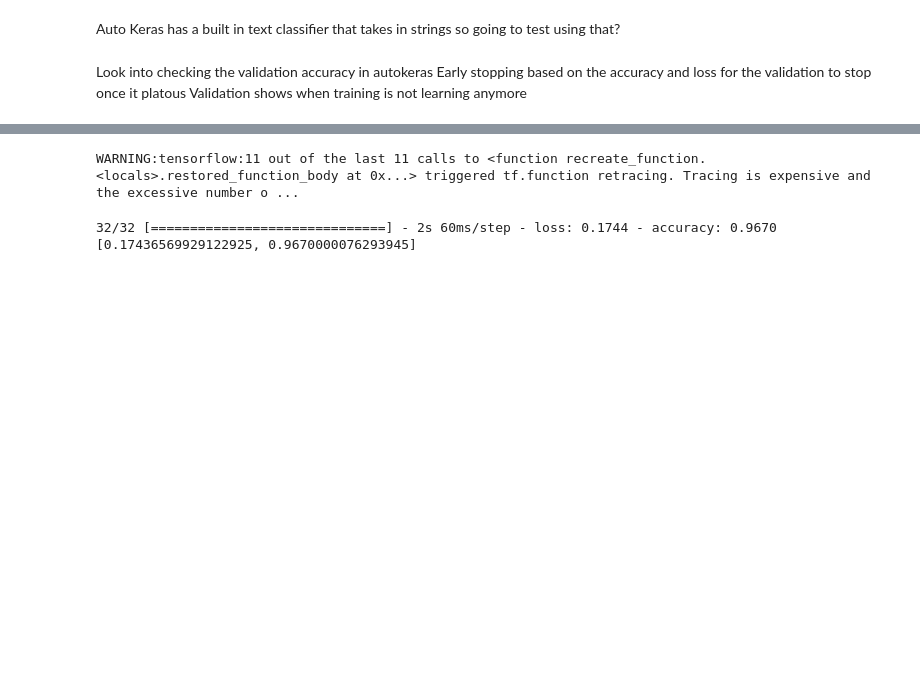
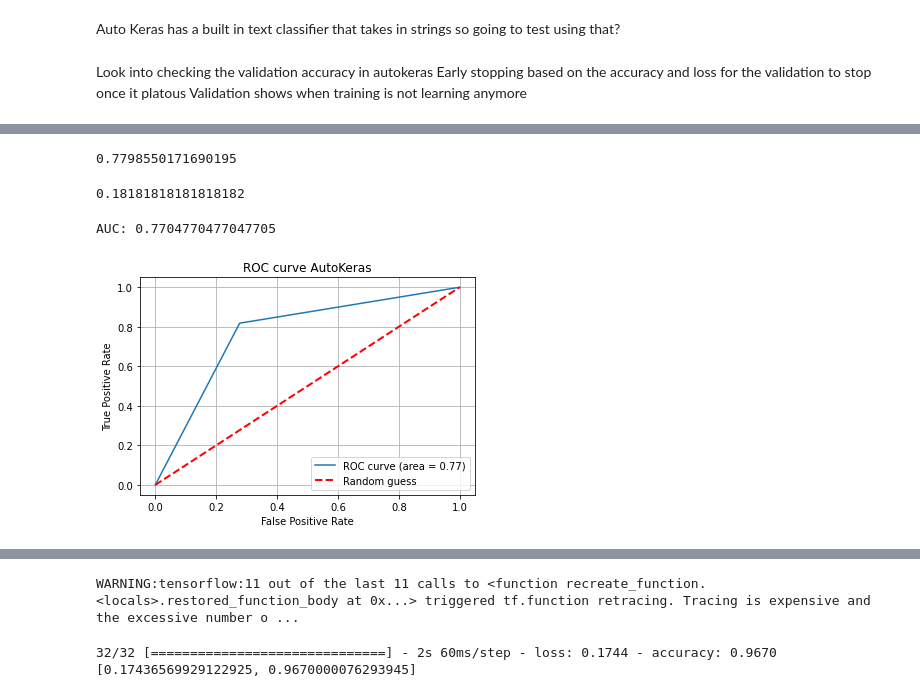
Before and after one commit to CianOSull/AutoML_With_SA_FYP_2021, a Jupyter notebook: MainNotebook.ipynb, the cells around one changed output, grey strips where cells are left out. Drawn from its saved outputs; the diff is of its cells as text; code cells hidden in the pictures; blank space fills up the shorter version.

Commit message:
Added Metrics

```diff
--- a/MainNotebook.ipynb
+++ b/MainNotebook.ipynb
@@ -275,10 +275,10 @@ imdb_df['sentiment'] = imdb_df['sentiment'].map({'negative' : 0, 'positive' : 1}
 
 # Group all the negative reviews and get the first 25000
 # imdb_df_neg = (imdb_df[imdb_df['sentiment'] == "negative"])[0:2500]
-imdb_df_neg = (imdb_df[imdb_df['sentiment'] == 0])[0:2500]
+imdb_df_neg = (imdb_df[imdb_df['sentiment'] == 0])[0:500]
 # Group all the positive and get the first 25000
 # imdb_df_pos = imdb_df[imdb_df['sentiment'] == "positive"][0:2500]
-imdb_df_pos = imdb_df[imdb_df['sentiment'] == 1][0:2500]
+imdb_df_pos = imdb_df[imdb_df['sentiment'] == 1][0:500]
 
 # Combine the two split positives and negatives into one dataframe
 imdb_df = pd.concat([imdb_df_neg, imdb_df_pos])
@@ -367,3 +409,35 @@ WARNING:tensorflow:11 out of the last 11 calls to <function recreate_function.<l
+# %%
+f1_score = (precision*recall)/(precision+recall)
+
+print(f1_score)
+# %% [output]
+0.7798550171690195
+# %%
+FPR = false_postiive/(false_postiive+true_negative)
+print(FPR)
+# %% [output]
+0.18181818181818182
+# %%
+fpr, tpr, thresh = metrics.roc_curve(y_test, predicted_y)
+
+auc = metrics.auc(fpr, tpr)
+
+print("AUC:", auc)
+# %% [output]
+AUC: 0.7704770477047705
+# %%
+import matplotlib.pyplot as plt
+
+plt.plot(fpr, tpr, label='ROC curve (area = %.2f)' %auc)
+plt.plot([0, 1], [0, 1], linestyle='--', lw=2, color='r', label='Random guess')
+plt.title('ROC curve AutoKeras')
+plt.xlabel('False Positive Rate')
+plt.ylabel('True Positive Rate')
+plt.grid()
+plt.legend()
+plt.show()
+# %% [output]
+[figure, added]
 # %%
 best_model = clf.export_model()
 
```
Also changed, not shown: parts of 9 cells of this notebook.
